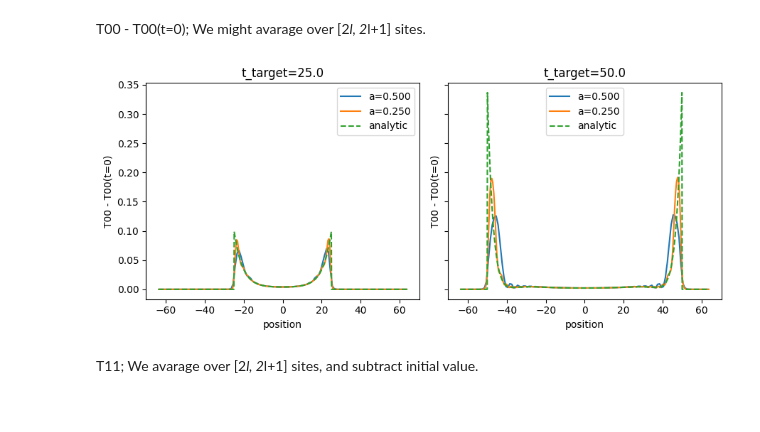
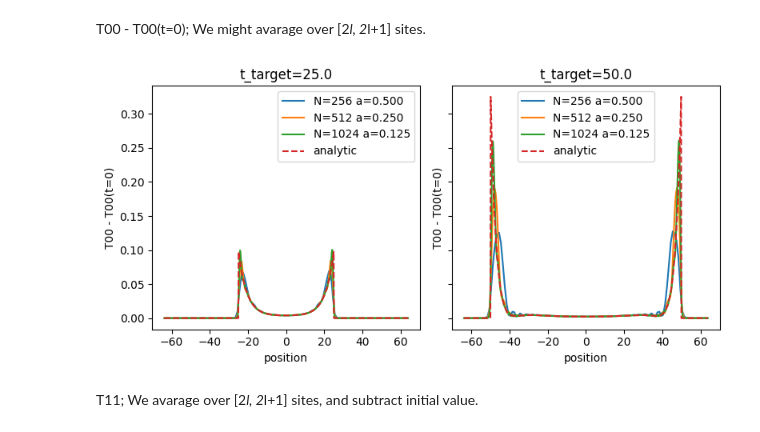
Before and after one commit to marekrams/jffs, a Jupyter notebook: plot_evolution_test_zero_mass.ipynb, the cells around one changed output. Cells and saved outputs as stored; diff of their text form; code cells hidden in the pictures.

Commit message:
cleared results

```diff
--- a/plot_evolution_test_zero_mass.ipynb
+++ b/plot_evolution_test_zero_mass.ipynb
@@ -10,56 +8,24 @@ def ind(N, a):
 # %%
 g = 1 / 5
 v, Q = 1, 1
-D0, D, tol = 64, 64, 1e-6
+D0, D, tol, method = 64, 64, 1e-6, '2site'
 #
-Nas =  [(256, 0.5), (512, 0.25)]
+ms = [0 * g]
+Nas =  [(256, 0.5), (512, 0.25), (1024, 0.125)]
 
 data = {}
 
-m = 0
-for N, a in Nas:
-    dt = 1/8
-    folder = folder_evol(g, m, a, N, v, Q, D0, dt, D, tol)
-    data[ind(N, a)] = np.load(folder / f"results.npy", allow_pickle=True).item()
+for m in ms:
+    for N, a in Nas:
+        dt = a / 4
+        folder = folder_evol(g, m, a, N, v, Q, D0, dt, D, tol, method)
+        data[m, N, a] = np.load(folder / f"results.npy", allow_pickle=True).item()
 # %% [markdown]
 T00 - T00(t=0);  We might avarage over [2*l, 2*l+1] sites.
-# %%
-fig, ax = plt.subplots(1, 2, sharex=True, sharey=True, figsize=(9, 4))
-
-for j, t_target in enumerate([25, 50]):
-    ax[j].set_title(f"{t_target=:0.1f}")
-    ax[j].set_xlabel("position")
-    ax[j].set_ylabel("T00 - T00(t=0)")
-    for N, a in Nas:
-        tm = data[ind(N, a)]["time"]
-        ii = np.argmin(np.abs(tm - t_target))
-        ee0 = data[ind(N, a)]["T00"][0]
-        ee = data[ind(N, a)]["T00"][ii]
-        ee = ee - ee0
-
-        ns = a * (np.arange(N) - (N - 1) / 2)
-
-        ee = (ee[0::2] + ee[1::2]) / 2  # avarage over 2*n and 2*n+1
-        ns = (ns[0::2] + ns[1::2]) / 2  # avarage over 2*n and 2*n+1
-        ax[j].plot(ns, ee, label=f"{a=:0.3f}")
-
-    xmax = 64
-    N = 1024
-    mb = g / np.sqrt(np.pi)
-    x = np.linspace(-xmax, xmax, N)
-    t = t_target
-    tl0 = t**2 - x**2
-    tl = tl0.copy()
-    tl[tl0 <= 0] = 1e-10
-    arg = mb * np.sqrt(tl)
-    aT00 = jv(0,  arg) ** 2 + (t**2 + x**2) * jv(1, arg)**2 / tl
-    aT00 *= (mb ** 2) * np.pi / 2
-    aT00[tl0 <= 0] = 0
-    ax[j].plot(x, aT00, '--', label='analytic')
-    ax[j].legend()
-
-fig.tight_layout()
-# %% [output]
-[figure, removed]
+# %%
+m = 0
+plot_comparison("T00", [25, 50], data, Nas, m, g, f_analytic=fT00, subtract_t0=True, avarage_nn=True)
+# %% [output]
+[figure, added]
 # %% [markdown]
 T11; We avarage over [2*l, 2*l+1] sites, and subtract initial value.
```
Also changed, not shown: parts of 17 cells of this notebook, 9 other files.
